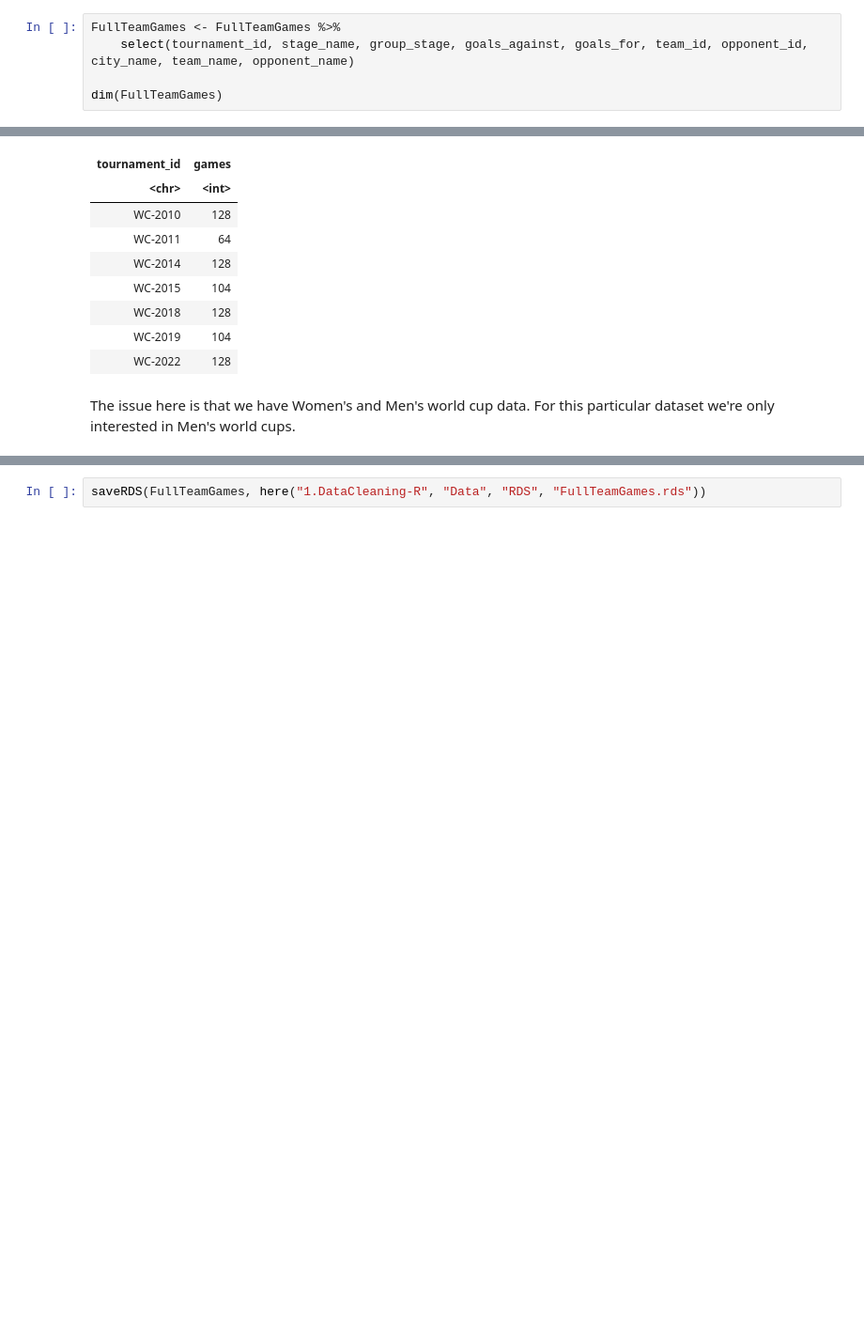
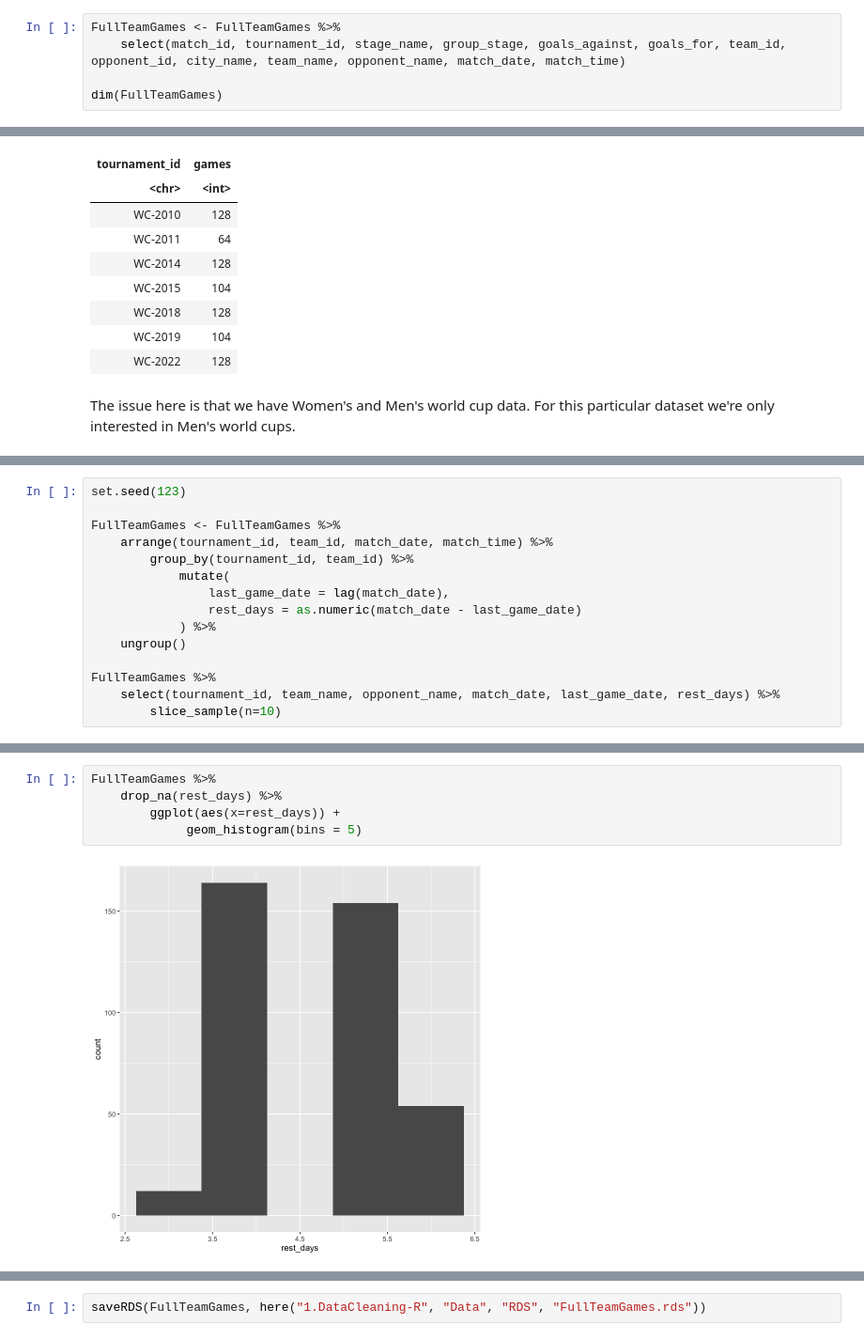
Before and after one commit to EialNisman/WorldCup2026Forecasting, a Jupyter notebook: 1.DataCleaning-R/WorldCups.ipynb, the cells around one changed output, grey strips where cells are left out. Shown at 94% size. Drawn from its saved outputs; the diff is of its cells as text; blank space fills up the shorter version.

```diff
--- a/1.DataCleaning-R/WorldCups.ipynb
+++ b/1.DataCleaning-R/WorldCups.ipynb
@@ -56,7 +58,7 @@ A tibble: 6 x 36
 [34] "win"               "lose"              "draw"
 # %%
 FullTeamGames <- FullTeamGames %>%
-    select(tournament_id, stage_name, group_stage, goals_against, goals_for, team_id, opponent_id, city_name, team_name, opponent_name)
+    select(match_id, tournament_id, stage_name, group_stage, goals_against, goals_for, team_id, opponent_id, city_name, team_name, opponent_name, match_date, match_time)
 
 dim(FullTeamGames)
 # %% [output]
@@ -97,0 +102,15 @@ dim(FullTeamGames)
+# %%
+set.seed(123)
+
+FullTeamGames <- FullTeamGames %>%
+    arrange(tournament_id, team_id, match_date, match_time) %>%
+        group_by(tournament_id, team_id) %>%
+            mutate(
+                last_game_date = lag(match_date),
+                rest_days = as.numeric(match_date - last_game_date)
+            ) %>%
+    ungroup()
+
+FullTeamGames %>%
+    select(tournament_id, team_name, opponent_name, match_date, last_game_date, rest_days) %>%
+        slice_sample(n=10)
@@ -97,0 +131,7 @@ dim(FullTeamGames)
+# %%
+FullTeamGames %>%
+    drop_na(rest_days) %>%
+        ggplot(aes(x=rest_days)) +
+             geom_histogram(bins = 5)
+# %% [output]
+[figure, added]
```
Also changed, not shown: parts of 9 cells of this notebook, 41 other files.
